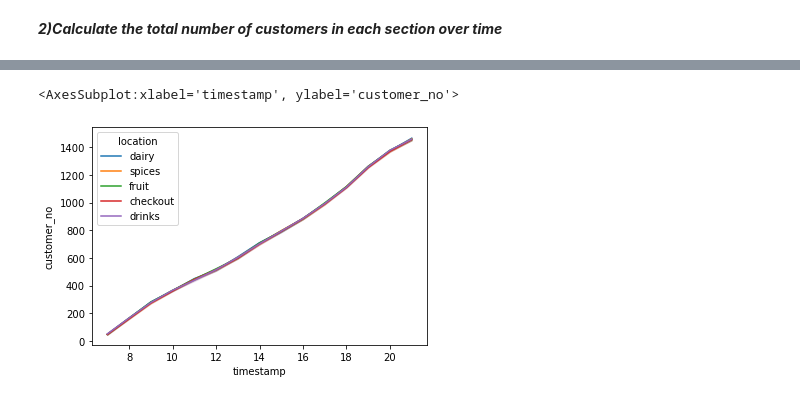
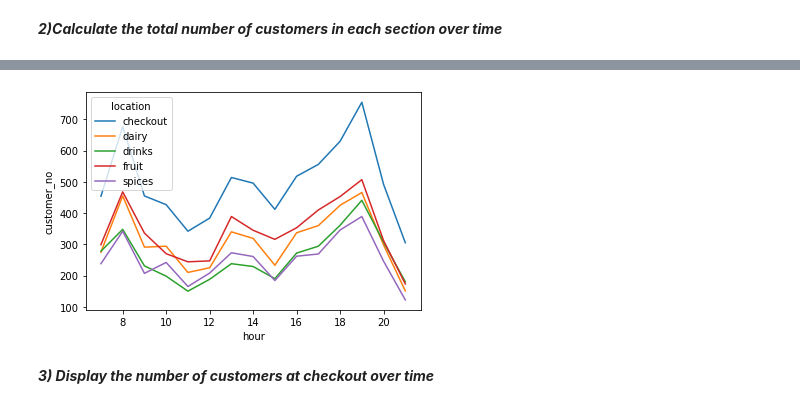
Before and after one commit to abhisrn1986/SupermarketSimulation, a Jupyter notebook: MarkovSimulation/data_exploration.ipynb, the cells around one changed output, grey strips where cells are left out. Saved outputs shown, nothing was run; the diff lists cells and outputs as text; code cells hidden in the pictures.

```diff
--- a/MarkovSimulation/data_exploration.ipynb
+++ b/MarkovSimulation/data_exploration.ipynb
@@ -138,2 +142,6 @@ Name: customer_no, dtype: int64
 # %% [markdown]
 ***2)Calculate the total number of customers in each section over time***
+# %%
+df["hour"]=df.index.hour
+df["min"]=df.index.minute
+df["day"]=df.index.day
@@ -139,0 +164,3 @@ Name: customer_no, dtype: int64
+# %%
+loc_time=df.groupby(['location','hour'])['customer_no'].count().to_frame().reset_index()
+loc_time
@@ -140,5 +181,6 @@ Name: customer_no, dtype: int64
 # %%
-sns.lineplot(df.index.hour,df["customer_no"],hue=df["location"])
+sns.lineplot("hour","customer_no",hue="location",data=loc_time);
 # %% [output]
-<AxesSubplot:xlabel='timestamp', ylabel='customer_no'>
-[figure, old version]
+[figure, new version]
+# %% [markdown]
+***3) Display the number of customers at checkout over time***
```
Also changed, not shown: parts of 28 cells of this notebook.
